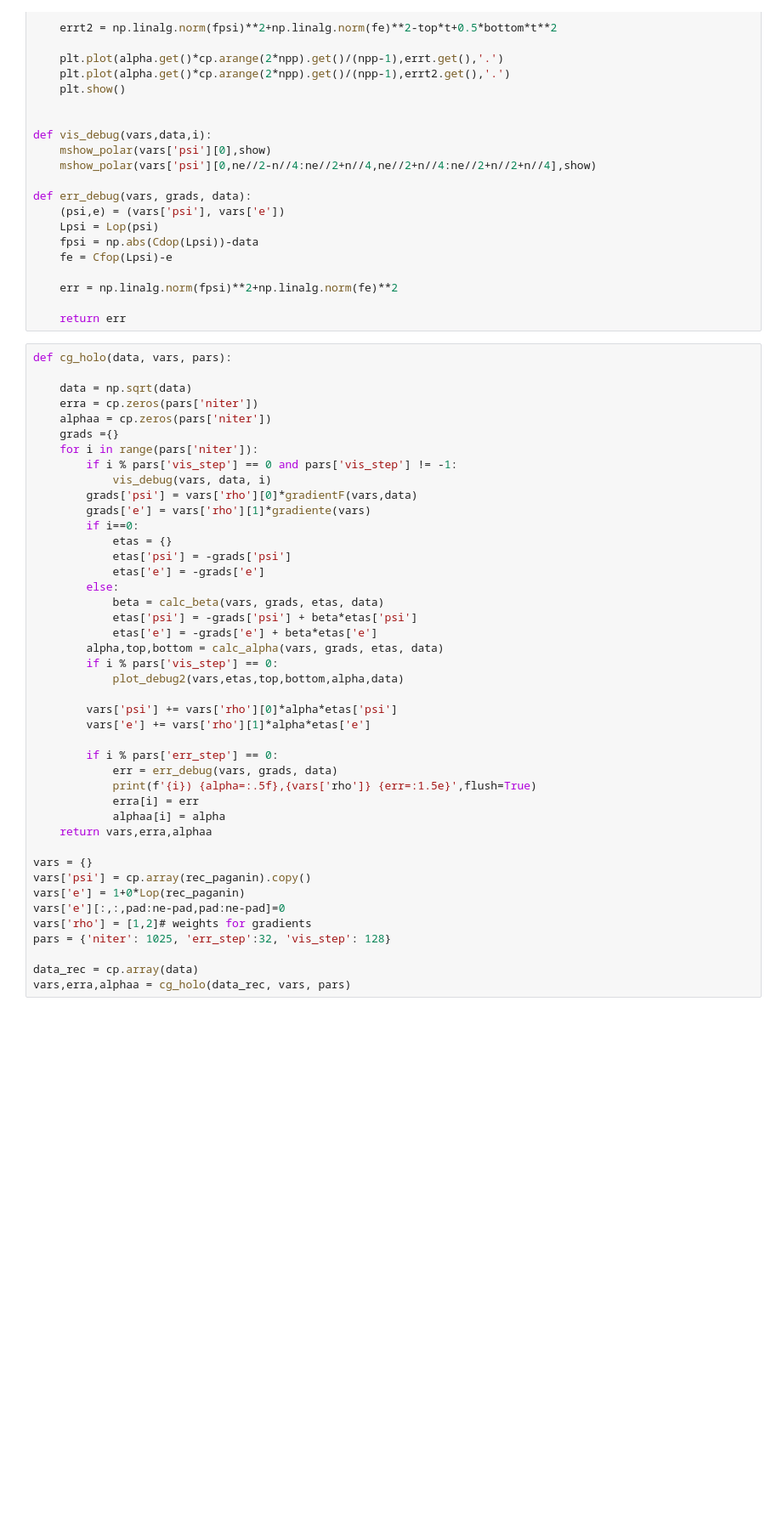
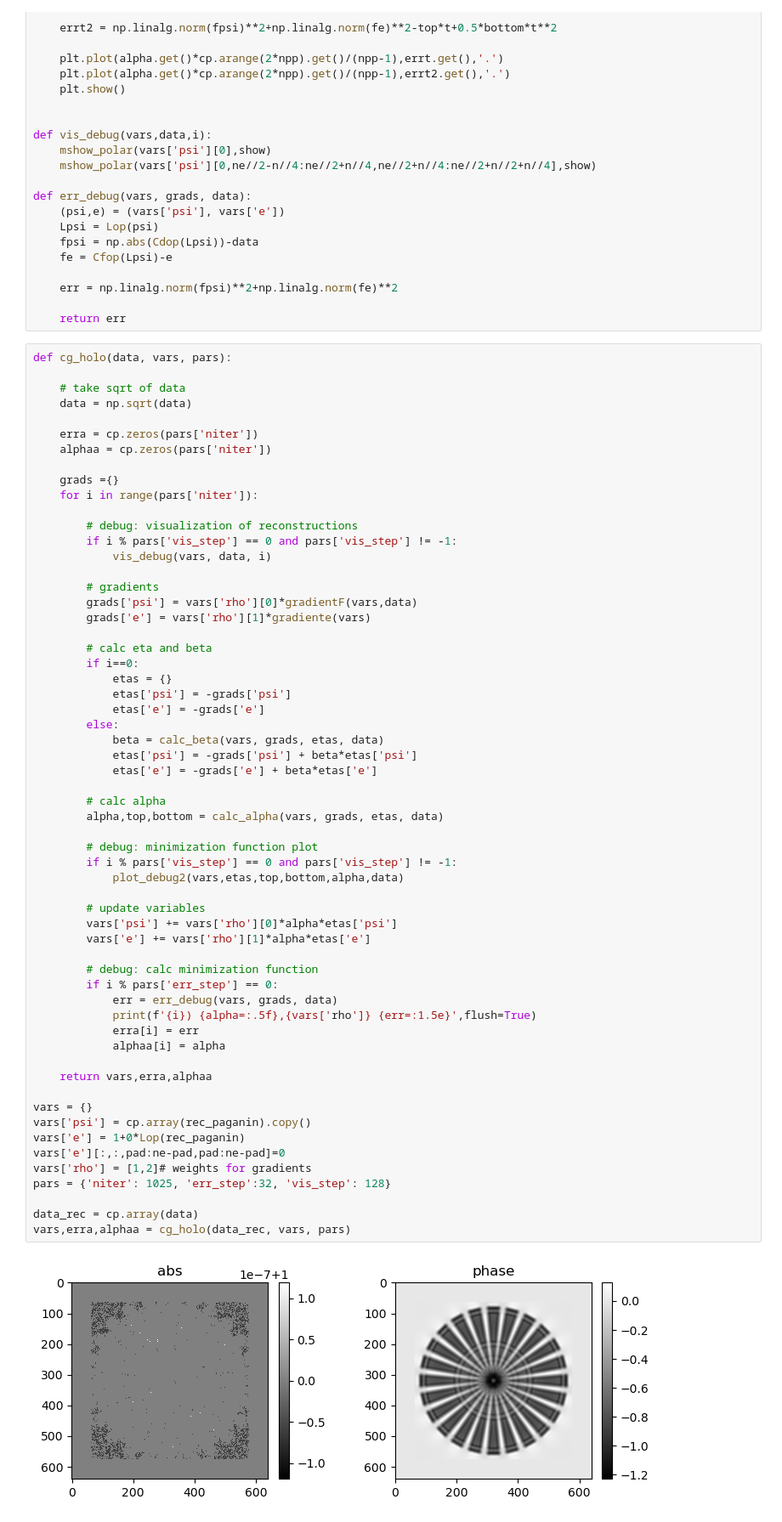
Before and after one commit to nikitinvv/holotomocupy, a Jupyter notebook: examples_synthetic/padding_problem/rece.ipynb, the cells around one changed output. Shown at 85% size. Saved outputs shown, nothing was run; the diff lists cells and outputs as text; blank space fills up the shorter version.

```diff
--- a/examples_synthetic/padding_problem/rece.ipynb
+++ b/examples_synthetic/padding_problem/rece.ipynb
@@ -195,43 +202,61 @@ def err_debug(vars, grads, data):
 # %%
 def cg_holo(data, vars, pars):
 
+    # take sqrt of data
     data = np.sqrt(data)
+
     erra = cp.zeros(pars['niter'])
     alphaa = cp.zeros(pars['niter'])
+
     grads ={}
     for i in range(pars['niter']):
+
+        # debug: visualization of reconstructions
         if i % pars['vis_step'] == 0 and pars['vis_step'] != -1:
             vis_debug(vars, data, i)
+
+        # gradients
         grads['psi'] = vars['rho'][0]*gradientF(vars,data)
         grads['e'] = vars['rho'][1]*gradiente(vars)
+
+        # calc eta and beta
         if i==0:
             etas = {}
             etas['psi'] = -grads['psi']
             etas['e'] = -grads['e']
         else:
             beta = calc_beta(vars, grads, etas, data)
             etas['psi'] = -grads['psi'] + beta*etas['psi']
             etas['e'] = -grads['e'] + beta*etas['e']
+
+        # calc alpha
         alpha,top,bottom = calc_alpha(vars, grads, etas, data)
-        if i % pars['vis_step'] == 0:
+
+        # debug: minimization function plot
+        if i % pars['vis_step'] == 0 and pars['vis_step'] != -1:
             plot_debug2(vars,etas,top,bottom,alpha,data)
 
+        # update variables
         vars['psi'] += vars['rho'][0]*alpha*etas['psi']
         vars['e'] += vars['rho'][1]*alpha*etas['e']
 
+        # debug: calc minimization function
         if i % pars['err_step'] == 0:
             err = err_debug(vars, grads, data)
             print(f'{i}) {alpha=:.5f},{vars['rho']} {err=:1.5e}',flush=True)
             erra[i] = err
             alphaa[i] = alpha
+
     return vars,erra,alphaa
 
 vars = {}
 vars['psi'] = cp.array(rec_paganin).copy()
 vars['e'] = 1+0*Lop(rec_paganin)
 vars['e'][:,:,pad:ne-pad,pad:ne-pad]=0
 vars['rho'] = [1,2]# weights for gradients
 pars = {'niter': 1025, 'err_step':32, 'vis_step': 128}
 
 data_rec = cp.array(data)
 vars,erra,alphaa = cg_holo(data_rec, vars, pars)
+# %% [output]
+[figure, added]
```
Also changed, not shown: parts of 5 cells of this notebook.
